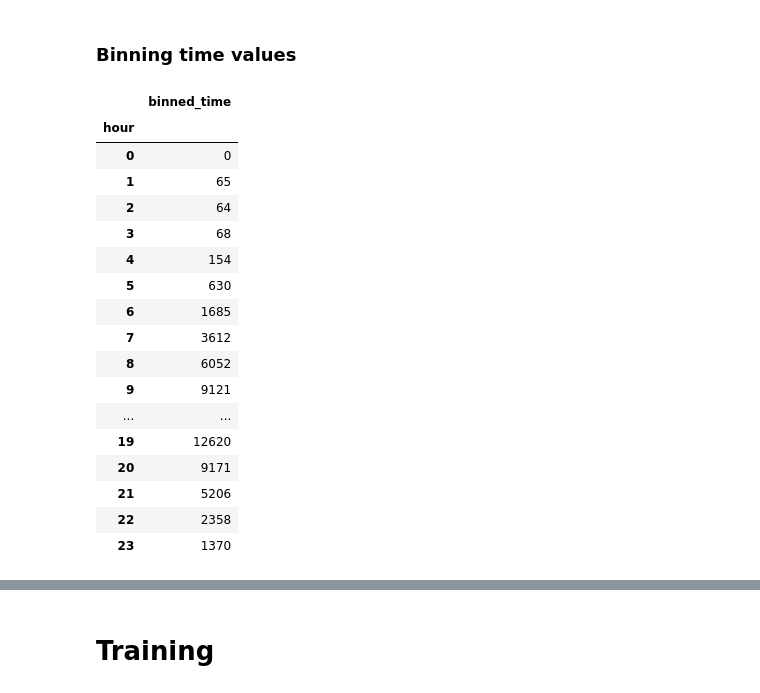
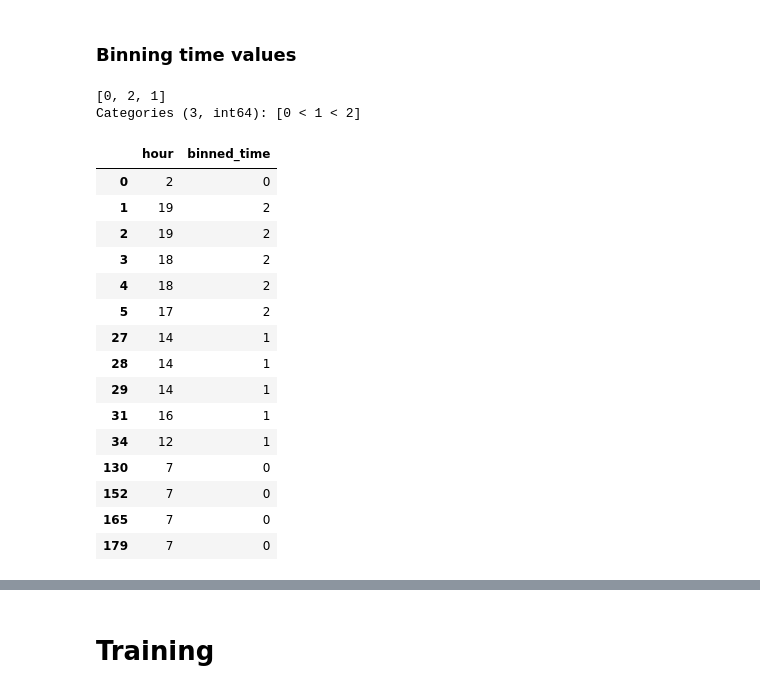
Before and after one commit to Djadih/Complex-Networks-Colocations, a Jupyter notebook: time_prediction.ipynb, the cells around one changed output, grey strips where cells are left out. Saved outputs shown, nothing was run; the diff lists cells and outputs as text; code cells hidden in the pictures.

```diff
--- a/time_prediction.ipynb
+++ b/time_prediction.ipynb
@@ -131,27 +131,30 @@ Index(['venueid', 'hour', 'time_spent', 'visits', 'level1cat',
 ### Binning time values
 # %%
 # df.loc[df["hour"] <=8]
-encoded_df_pos["binned_time"] = pd.cut(encoded_df_pos["hour"], [0, 8, 16, 25])
+encoded_df_pos["binned_time"] = pd.cut(encoded_df_pos["hour"], bins = [0, 8, 16, 25], labels = [0, 1, 2], include_lowest = True)
 encoded_df_neg["binned_time"] = -1
+# %%
+encoded_df_pos["binned_time"].unique()
+# %% [output]
+[0, 2, 1]
+Categories (3, int64): [0 < 1 < 2]
 # %%
-encoded_df_pos[["hour", "binned_time"]].groupby("binned_time").count()
-encoded_df_pos[["hour", "binned_time"]].groupby("hour").count()
+encoded_df_pos[["hour", "binned_time"]].groupby("binned_time", dropna = False).head()
+# encoded_df_pos[["hour", "binned_time"]].groupby("hour").count()
 # %% [output]
-|  | binned_time |
-| hour |  |
-| 0 | 0 |
-| 1 | 65 |
-| 2 | 64 |
-| 3 | 68 |
-| 4 | 154 |
-| 5 | 630 |
-| 6 | 1685 |
-| 7 | 3612 |
-| 8 | 6052 |
-| 9 | 9121 |
-| ... | ... |
-| 19 | 12620 |
-| 20 | 9171 |
-| 21 | 5206 |
-| 22 | 2358 |
-| 23 | 1370 |
+|  | hour | binned_time |
+| 0 | 2 | 0 |
+| 1 | 19 | 2 |
+| 2 | 19 | 2 |
+| 3 | 18 | 2 |
+| 4 | 18 | 2 |
+| 5 | 17 | 2 |
+| 27 | 14 | 1 |
+| 28 | 14 | 1 |
+| 29 | 14 | 1 |
+| 31 | 16 | 1 |
+| 34 | 12 | 1 |
+| 130 | 7 | 0 |
+| 152 | 7 | 0 |
+| 165 | 7 | 0 |
+| 179 | 7 | 0 |
```
Also changed, not shown: parts of 16 cells of this notebook.
